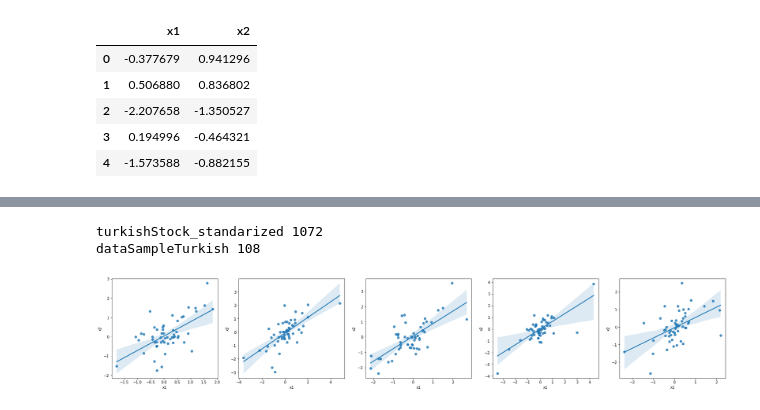
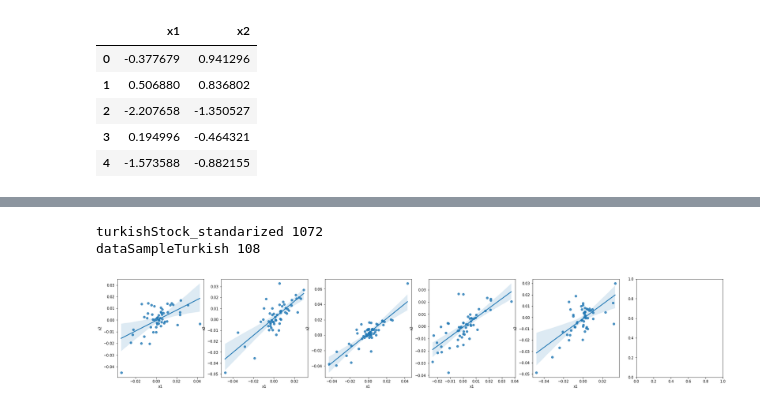
Before and after one commit to Siponek/Machine-Learning-Linear-regression, a Jupyter notebook: pythonTry/linearRegressionNotebook.ipynb, the cells around one changed output, grey strips where cells are left out. Drawn from its saved outputs; the diff is of its cells as text; code cells hidden in the pictures.

Commit message:
Linear reg 2.2

```diff
--- a/pythonTry/linearRegressionNotebook.ipynb
+++ b/pythonTry/linearRegressionNotebook.ipynb
@@ -3,8 +3,9 @@
 # %%
-import csv
 import pandas as pd
 import numpy as np
-import traceback
+# import traceback
 import matplotlib.pyplot as plt
+
 import seaborn as sns
-import plotly.express as px
+# import plotly.express as px
+sns.set_palette("tab10")
@@ -49,0 +60,30 @@ plt.show()
+# %%
+plt.figure(figsize= (11,11), dpi=80)
+turkishStock_LinearOne = turkishStock
+w = (turkishStock_LinearOne["x1"]*turkishStock_LinearOne["x2"])
+w = w.sum() / (turkishStock_LinearOne["x1"]*turkishStock_LinearOne["x1"]).sum()
+print("--- w equals = ", w, " ---")
+
+
+# ff, aa = plt.subplots(1, 4, figsize=(30, 5))
+
+for i in range(3):
+    randomSubset1 = turkishStock_LinearOne.sample(frac=0.1)
+    wSubset = (randomSubset1["x1"]*randomSubset1["x2"])
+    wSubset = wSubset.sum()/(randomSubset1["x1"]**2).sum()
+    sns.lineplot(
+        y = randomSubset1["x1"]*wSubset,
+        x = randomSubset1["x1"]
+        )
+
+sns.lineplot(
+    y = turkishStock_LinearOne["x1"]*w,
+    x = turkishStock_LinearOne["x1"]
+    )
+sns.scatterplot(
+    data = turkishStock_LinearOne, x = "x1",
+    y = "x2").set_title("Plot using least squares solution"
+    )
+plt.legend(title='linear reggresion lines', loc='upper left', labels=['First 10% of data', 'Second 10% of data', 'Third 10% of data', '100% of data', 'Turkinsh stock data given'])
+plt.show()
+# print(np.random.permutation(11)[:10])
@@ -50,20 +93,21 @@ plt.show()
 # %%
 dataSampleTurkish = turkishStock_standarized.sample(frac=0.1)
 print("turkishStock_standarized",turkishStock_standarized.size)
 print("dataSampleTurkish",dataSampleTurkish.size)
 
 
 # plt.show()
-fig, axes = plt.subplots(1, 5, figsize=(30, 5))
+fig, axes = plt.subplots(1, 6, figsize=(30, 5))
 # fig, axes = plt.subplots(1, 5, figsize=(15, 15), sharey=True)
 
 
 for i in range (5):
-    dataSampleTurkish = turkishStock_standarized.sample(frac=0.1)
+    dataSampleTurkish = turkishStock.sample(frac=0.1)
     sns.regplot(ax= axes[i], data=dataSampleTurkish, x='x1', y='x2')
+# sns.regplot(ax= axes[6], data=turkishStock, x='x1', y='x2')
 plt.show()
 # https://dev.to/thalesbruno/subplotting-with-matplotlib-and-seaborn-5ei8
 # %% [output]
 turkishStock_standarized 1072
 dataSampleTurkish 108
-[figure, old version]
+[figure, new version]
```
Also changed, not shown: parts of 12 cells of this notebook, 3 other files.
